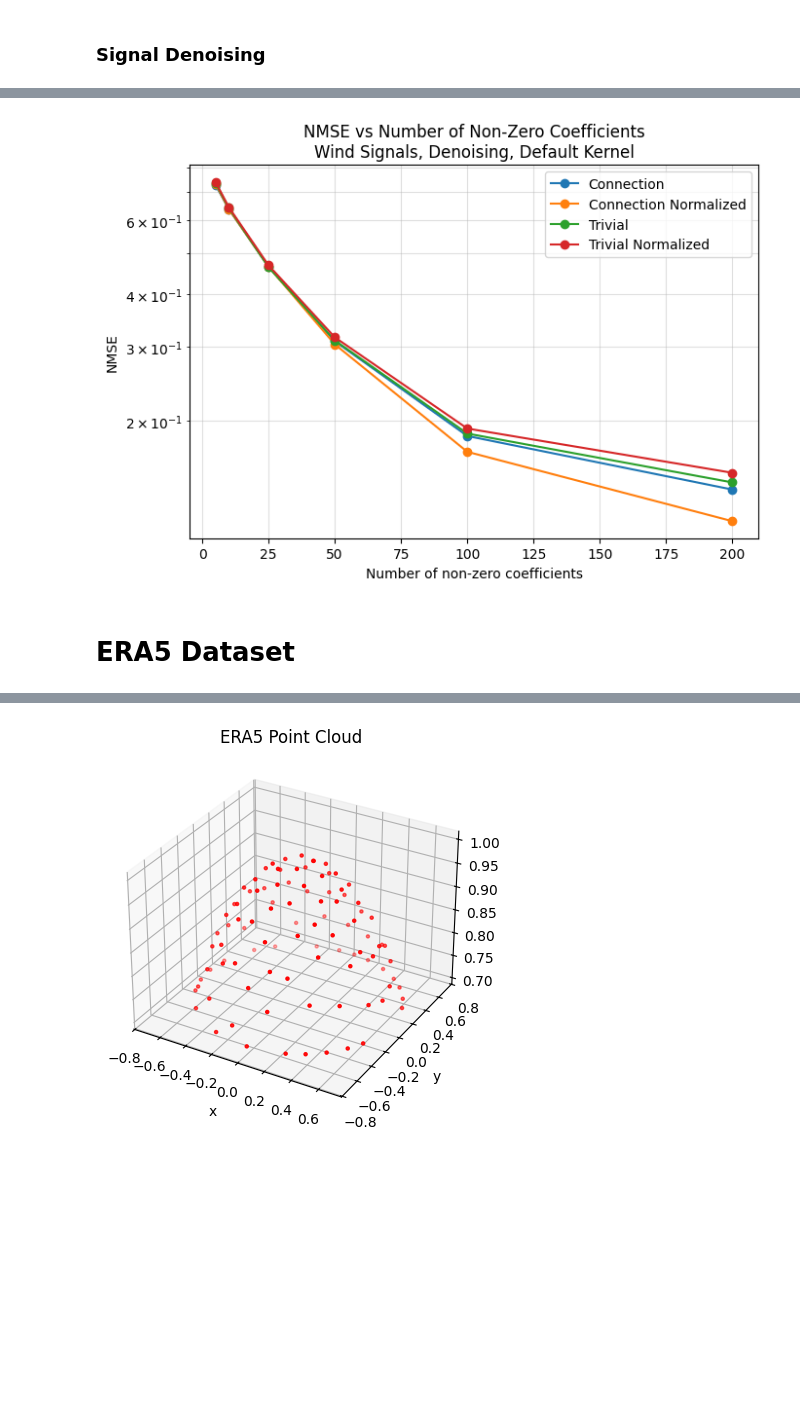
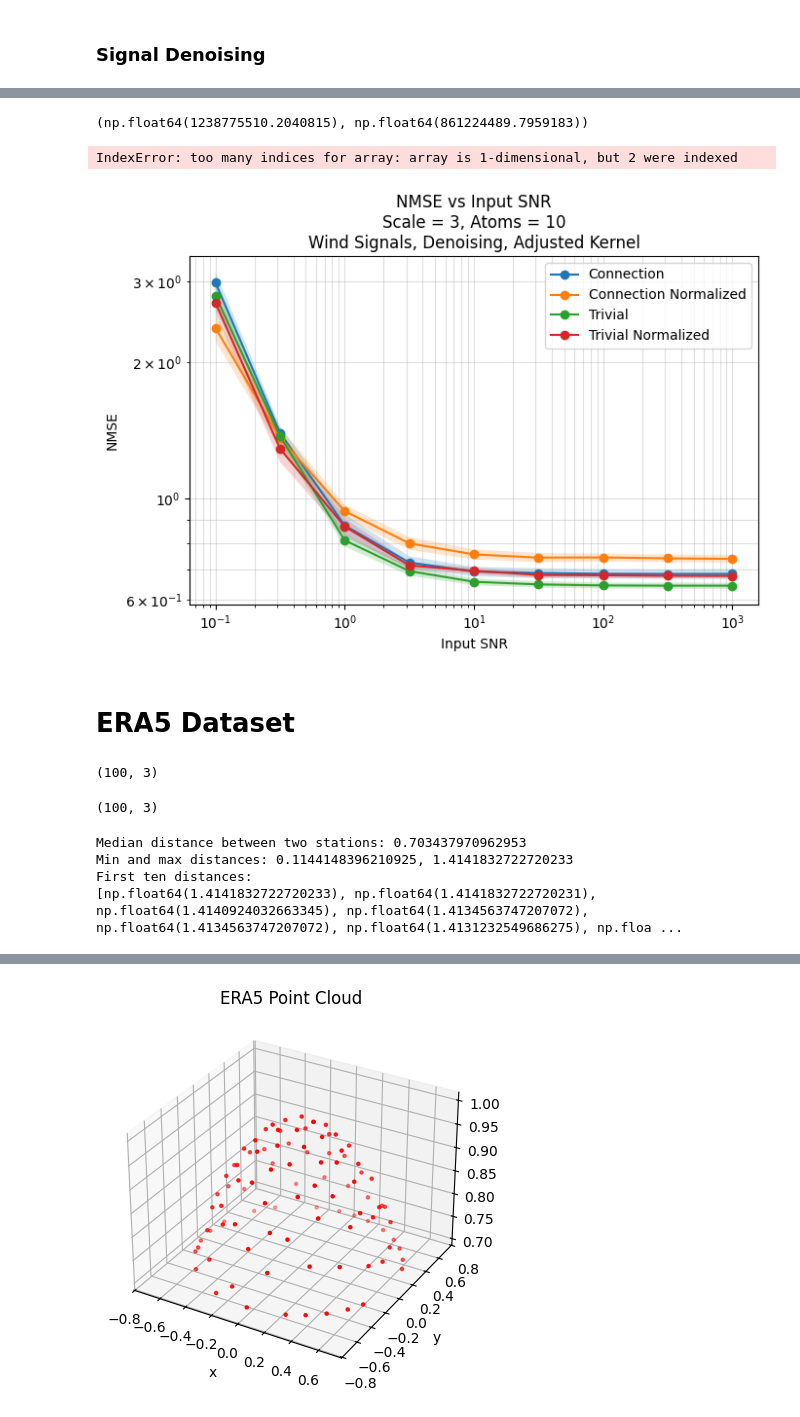
Before and after one commit to gmaurer08/sheaf-signal-processing, a Jupyter notebook: main.ipynb, the cells around one changed output, grey strips where cells are left out. Drawn from its saved outputs; the diff is of its cells as text; code cells hidden in the pictures; blank space fills up the shorter version.

```diff
--- a/main.ipynb
+++ b/main.ipynb
@@ -413,8 +532,8 @@ Number of NaN elements in dictionary: 0
 # %%
 # Project point cloud onto unit sphere to avoid overflow
 point_cloud = station_points #/ np.linalg.norm(station_points, axis=1, keepdims=True)
-eps = 0.15 # epsilon for the graph
-eps_pca = 0.1 # epsilon for the local PCA
+eps = best_combo_wind[0] # 9e8 # 0.15 # epsilon for the graph
+eps_pca = best_combo_wind[1] # 9e8 # 0.13 # epsilon for the local PCA
 k = 15 # number of neighbors in knn
 gamma = 0.997 # information variability threshold in dimension estimation with singular values
 
@@ -426,18 +545,19 @@ hyperparameters = {
     'eps_pca': eps_pca,
     'k': k,
     'gamma': gamma,
-    'num_signals':10,
+    'num_signals':20,
     'SEED': 42,
     'normalize': False,
-    'adjust_kernel': False,
+    'adjust_kernel': True,
     'num_atoms': [5, 10, 25, 50, 100, 200]
 }
 
-nmse_results = signal_compression(point_cloud, hyperparameters, signals[:,:50])
+signals = np.load('signals.npy')
+nmse_results = signal_compression(point_cloud, hyperparameters, signals[:,:20])
 
-with open('res/wind/compression_default_kernel_nmse.pkl', 'wb') as f:
+with open('res/wind/eps_1.2e9_eps_pca_8.6e8/compression_adjusted_kernel_nmse.pkl', 'wb') as f:
     pickle.dump(nmse_results, f)
 # %%
-nmse_results = pickle.load(open('res/wind/compression_default_kernel_nmse.pkl', 'rb'))
-plot_nmse(nmse_results,6,'Wind Signals, Compression, Default Kernel')
+nmse_results = pickle.load(open('res/wind/eps_1.2e9_eps_pca_8.6e8/compression_adjusted_kernel_nmse.pkl', 'rb'))
+plot_nmse(nmse_results,9,'Wind Signals, Compression, adjusted Kernel')
 # %% [output]
@@ -449,3 +569,9 @@ import python.tsp as tsp
 import importlib
 importlib.reload(tsp)
 from python.tsp import *
+# %%
+k=15
+gamma=0.997
+eps_list = np.linspace(7e8, 1.5e9, 50)
+eps_pca_list = np.linspace(6e8, 1e9, 50)
+best_combo_wind = find_best_eps_eps_pca(station_points, eps_list, eps_pca_list, k, gamma)
@@ -452,8 +608,12 @@ from python.tsp import *
+# %%
+best_combo_wind
+# %% [output]
+(np.float64(1238775510.2040815), np.float64(861224489.7959183))
 # %%
 # Project point cloud onto unit sphere to avoid overflow
-point_cloud = station_points / np.linalg.norm(station_points, axis=1, keepdims=True)
-eps = 0.15 # epsilon for the graph
-eps_pca = 0.1 # epsilon for the local PCA
+point_cloud = station_points # / np.linalg.norm(station_points, axis=1, keepdims=True)
+eps = best_combo_wind[0]  # 1.5e9 #0.15 # epsilon for the graph
+eps_pca = best_combo_wind[1]  # 1e9 #0.1 # epsilon for the local PCA
 k = 15 # number of neighbors in knn
 gamma = 0.997 # information variability threshold in dimension estimation with singular values
 
@@ -465,25 +625,55 @@ hyperparameters = {
     'eps_pca': eps_pca,
     'k': k,
     'gamma': gamma,
-    'num_signals':10,
+    #'num_signals':20,
     'SEED': 42,
     'normalize': False,
-    'adjust_kernel': False,
+    'adjust_kernel': True,
     'num_atoms': [5, 10, 25, 50, 100, 200],
-    'SNR': 10
+    'SNR': [10**(t/2) for t in range(-2,7)]
 }
 
-nmse_results = signal_denoising(point_cloud, hyperparameters, signals[:,:50])
+nmse_results = signal_denoising(point_cloud, hyperparameters, signals[:,:20])
 
-with open('res/wind/denoising_default_kernel_nmse_SNR_10.pkl', 'wb') as f:
+with open('res/wind/denoising_adjusted_kernel_nmse.pkl', 'wb') as f:
     pickle.dump(nmse_results, f)
+# %% [output]
+IndexError: too many indices for array: array is 1-dimensional, but 2 were indexed
 # %%
-nmse = pickle.load(open('res/wind/denoising_default_kernel_nmse_SNR_10.pkl', 'rb'))
-plot_nmse(nmse_results,6,'Wind Signals, Denoising, Default Kernel')
+nmse = pickle.load(open('res/wind/denoising_adjusted_kernel_nmse.pkl', 'rb'))
+plot_nmse_snr(nmse_results,num_atoms=10, subtitle='Wind Signals, Denoising, Adjusted Kernel')
 # %% [output]
-[figure, old version]
+[figure, new version]
 # %% [markdown]
 # ERA5 Dataset
 # %%
 wind = np.load('wind.npy')
 points = np.load('points.npy')
+# %%
+points.shape
+# %% [output]
+(100, 3)
+# %%
+wind.shape
+# %% [output]
+(100, 3)
+# %%
+# Find some distance statistics to choose good hyperparameters for the VDM class
+def compute_distances(x):
+    distances = []
+    for i in range(x.shape[0]):
+        for j in range(i+1, x.shape[0]):
+            dist = np.linalg.norm(x[i] - x[j])
+            distances.append(dist)
+    return distances
+
+distances = compute_distances(points)
+print(f"Median distance between two stations: {np.median(distances)}")
+print(f"Min and max distances: {np.min(distances)}, {np.max(distances)}")
+print("First ten distances:")
+print(sorted(distances, reverse=True)[:10])
+# %% [output]
+Median distance between two stations: 0.703437970962953
+Min and max distances: 0.1144148396210925, 1.4141832722720233
+First ten distances:
+[np.float64(1.4141832722720233), np.float64(1.4141832722720231), np.float64(1.4140924032663345), np.float64(1.4134563747207072), np.float64(1.4134563747207072), np.float64(1.4131232549686275), np.floa ...
```
Also changed, not shown: parts of 21 cells of this notebook, 2 other files.
